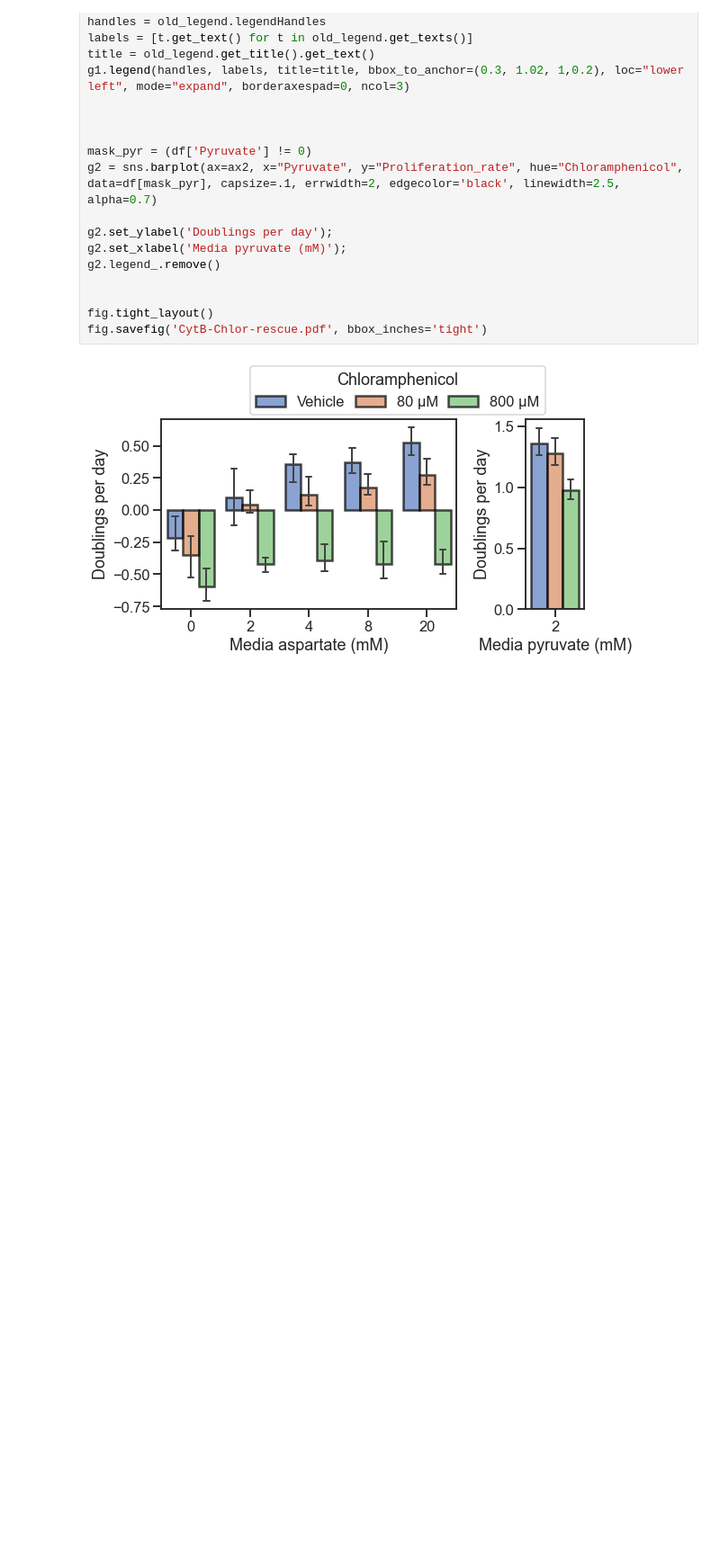
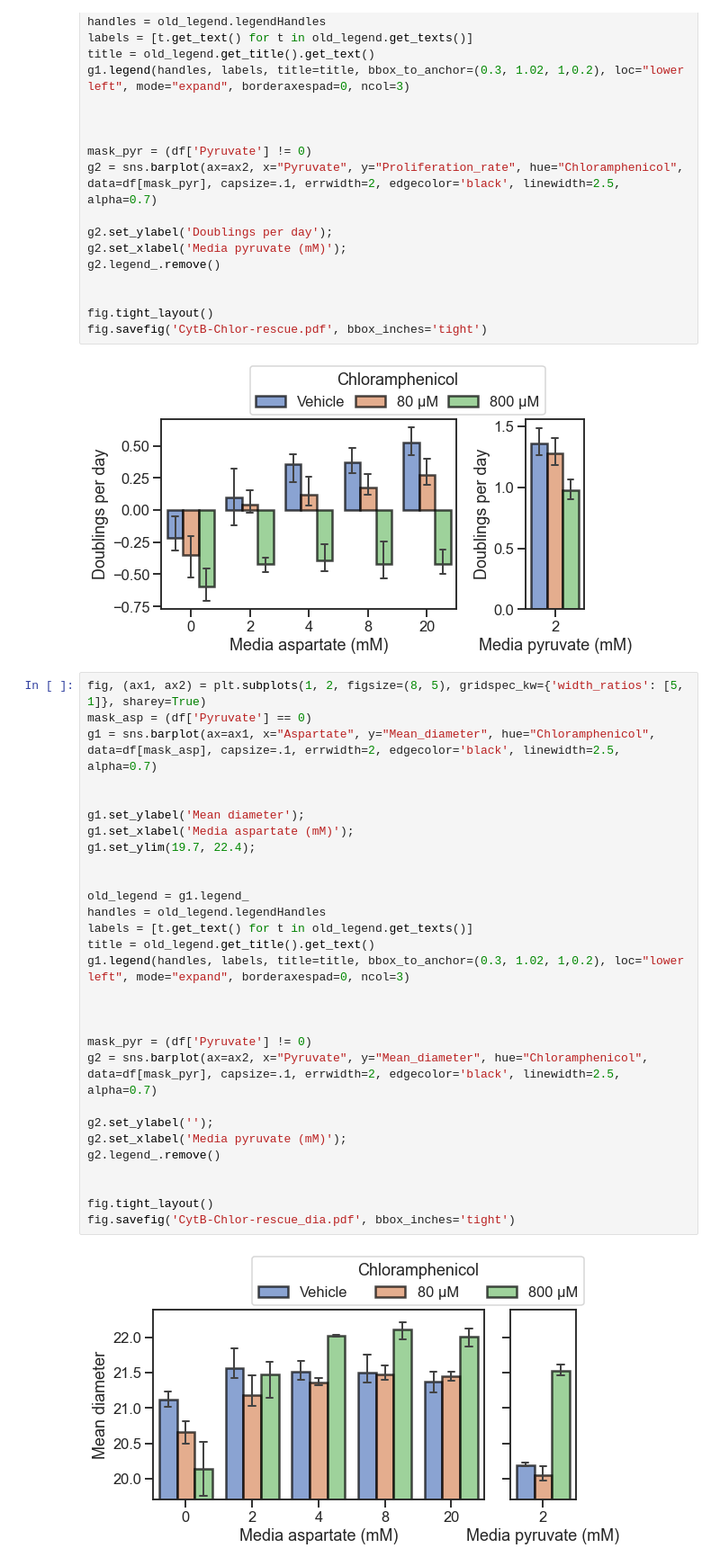
Before and after one commit to krdav/lab-work, a Jupyter notebook: Random-proliferation-assays/CytB/Chloramphenicol/CytB-Chlor/plot.ipynb, the cells around one changed output. Shown at 90% size. Cells and saved outputs as stored; diff of their text form; blank space fills up the shorter version.

```diff
--- a/Random-proliferation-assays/CytB/Chloramphenicol/CytB-Chlor/plot.ipynb
+++ b/Random-proliferation-assays/CytB/Chloramphenicol/CytB-Chlor/plot.ipynb
@@ -82,3 +83,34 @@ fig.tight_layout()
 fig.savefig('CytB-Chlor-rescue.pdf', bbox_inches='tight')
 # %% [output]
 [figure]
+# %%
+fig, (ax1, ax2) = plt.subplots(1, 2, figsize=(8, 5), gridspec_kw={'width_ratios': [5, 1]}, sharey=True)
+mask_asp = (df['Pyruvate'] == 0)
+g1 = sns.barplot(ax=ax1, x="Aspartate", y="Mean_diameter", hue="Chloramphenicol", data=df[mask_asp], capsize=.1, errwidth=2, edgecolor='black', linewidth=2.5, alpha=0.7)
+
+
+g1.set_ylabel('Mean diameter');
+g1.set_xlabel('Media aspartate (mM)');
+g1.set_ylim(19.7, 22.4);
+
+
+old_legend = g1.legend_
+handles = old_legend.legendHandles
+labels = [t.get_text() for t in old_legend.get_texts()]
+title = old_legend.get_title().get_text()
+g1.legend(handles, labels, title=title, bbox_to_anchor=(0.3, 1.02, 1,0.2), loc="lower left", mode="expand", borderaxespad=0, ncol=3)
+
+
+
+mask_pyr = (df['Pyruvate'] != 0)
+g2 = sns.barplot(ax=ax2, x="Pyruvate", y="Mean_diameter", hue="Chloramphenicol", data=df[mask_pyr], capsize=.1, errwidth=2, edgecolor='black', linewidth=2.5, alpha=0.7)
+
+g2.set_ylabel('');
+g2.set_xlabel('Media pyruvate (mM)');
+g2.legend_.remove()
+
+
+fig.tight_layout()
+fig.savefig('CytB-Chlor-rescue_dia.pdf', bbox_inches='tight')
+# %% [output]
+[figure, added]
```
Also changed, not shown: parts of 2 cells of this notebook, 29 other files.
